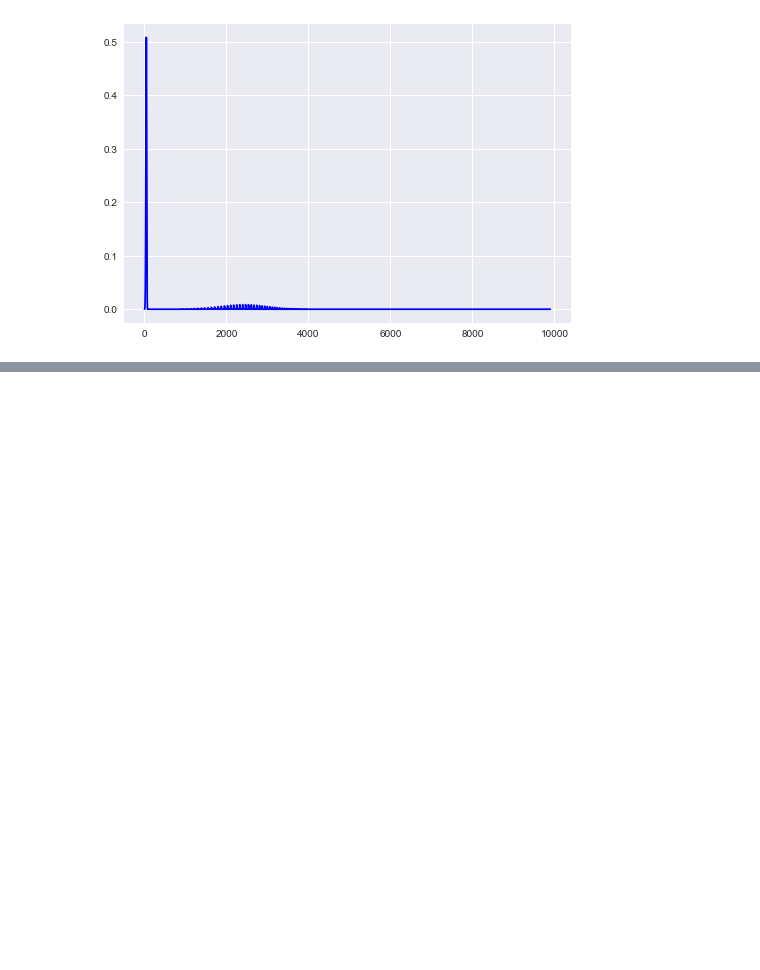
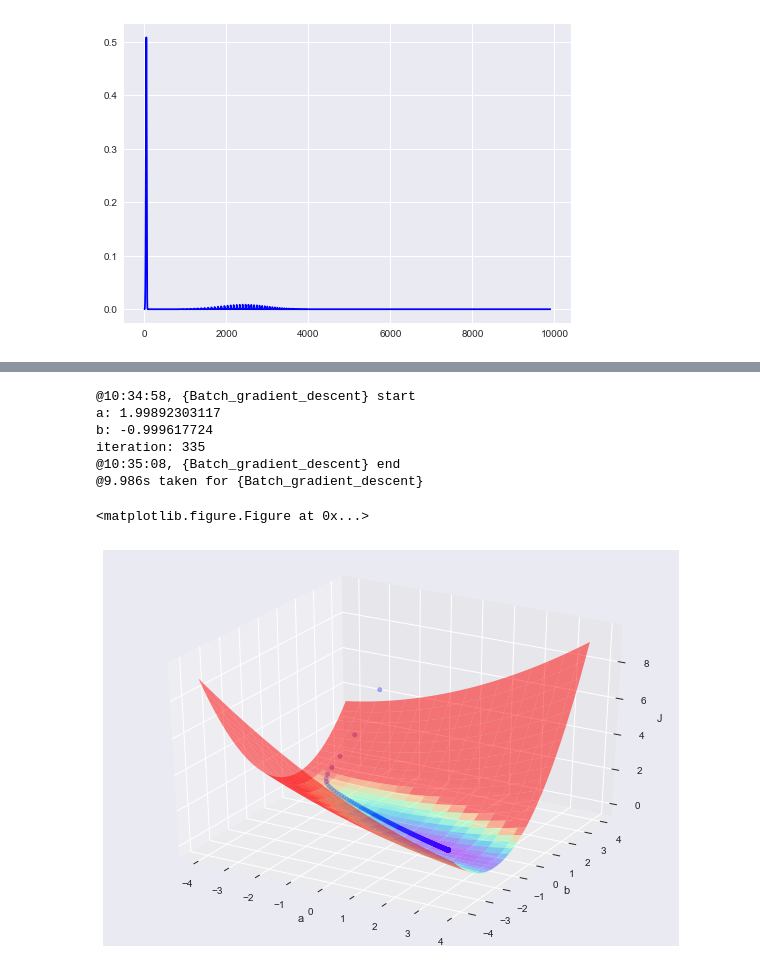
Before and after one commit to mylife4aiur/GradientDescent, a Jupyter notebook: 梯度下降.ipynb, the cells around one changed output, grey strips where cells are left out. Cells and saved outputs as stored; diff of their text form; code cells hidden in the pictures; blank space fills up the shorter version.

```diff
--- a/梯度下降.ipynb
+++ b/梯度下降.ipynb
@@ -347,0 +482,52 @@ plt.show()
+# %%
+# Batch gradient descent
+@exeTime
+def Batch_gradient_descent(train,label,a=4,b=4,tolerance=1e-3,maxiter=1000):
+    # 参数的初始化
+    pre_a=100;pre_b=100;alpha=1;iteration=0
+    #记录参数的变化情况
+    x=[];y=[];z=[]
+    # 外层迭代，每次外层迭代就完整地一次数据集
+    while(((abs(a-pre_a)>tolerance) and abs(b-pre_b)>tolerance) and iteration<maxiter):
+        # 变量初始化
+        iteration+=1;J_val=0;djda=0;djdb=0
+        for ind,i in enumerate(train):
+            # 将每个数据的计算结果相累加
+            J_val+=J(i,label[ind],a,b)
+            tmp1,tmp2=dJ(i,a,b)
+            djda+=tmp1;djdb+=tmp2
+        djda=djda/len(train); djdb=djdb/len(train)
+        # 记录每一步的位置
+        x.append(a);y.append(b);z.append(J_val/len(train))
+        # 记录上一步的位置，用于判断迭代终止
+        pre_a=a;pre_b=b
+        # 梯度下降
+        a-=alpha*djda;b-=alpha*djdb
+    print 'a:',a; print 'b:',b; print 'iteration:',iteration
+    return x,y,z
+# %%
+x,y,z=Batch_gradient_descent(train,label,tolerance=1e-5,a=-3,b=4)
+# %% [output]
+@10:34:58, {Batch_gradient_descent} start
+a: 1.99892303117
+b: -0.999617724
+iteration: 335
+@10:35:08, {Batch_gradient_descent} end
+@9.986s taken for {Batch_gradient_descent}
+# %%
+# 绘制梯度下降路径
+def PlotPath(x,y,z,plota=plota, plotb=plotb, plotJ=plotJ,zlim=None):
+    plt.clf()
+    fig = plt.figure()
+    ax = Axes3D(fig)
+    ax.plot_surface(plota, plotb, plotJ,rstride=1, cstride=2,vmax=1, cmap='rainbow',alpha=0.5)
+    #坐标轴
+    ax.set_zlabel('J'); ax.set_ylabel('b'); ax.set_xlabel('a'); ax.scatter(x,y,z,c='b')
+    if zlim:
+        ax.set_zlim(0, zlim)
+    plt.show()
+# %%
+PlotPath(x,y,z)
+# %% [output]
+<matplotlib.figure.Figure at 0x...>
+[figure, added]
```
Also changed, not shown: parts of 35 cells of this notebook.
